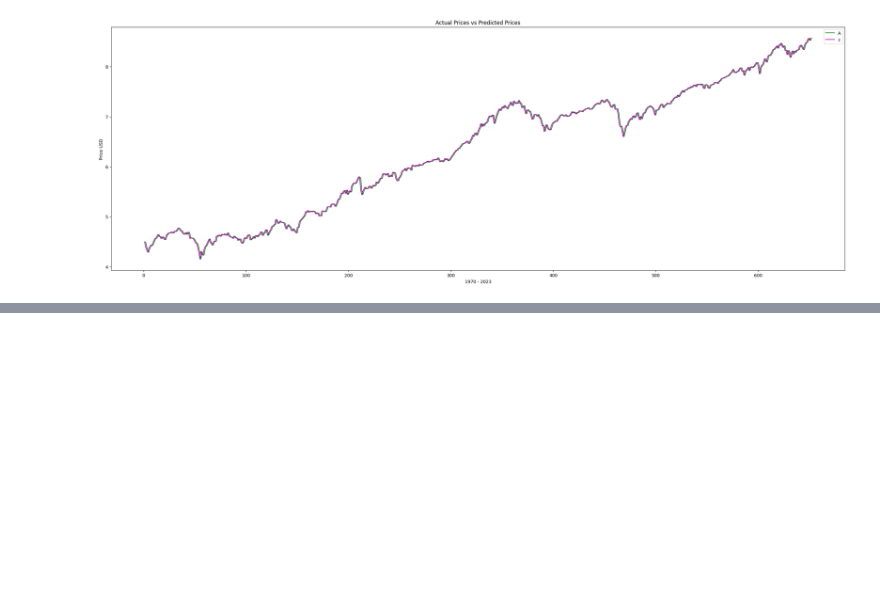
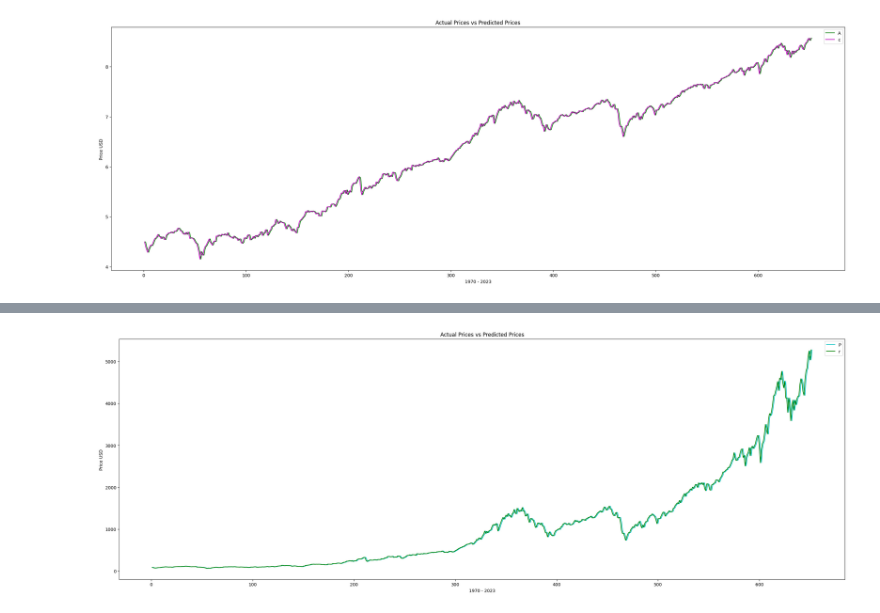
Before and after one commit to burakakay/SP-500-Price-Predictor-Project, a Jupyter notebook: S&P_500_Price_Prediction.ipynb, the cells around one changed output, grey strips where cells are left out. Saved outputs shown, nothing was run; the diff lists cells and outputs as text; code cells hidden in the pictures; blank space fills up the shorter version.

```diff
--- a/S&P_500_Price_Prediction.ipynb
+++ b/S&P_500_Price_Prediction.ipynb
@@ -504,0 +517,13 @@ plt.show()
+# %%
+plt.figure(figsize=(30, 10))
+plt.plot( df_4.index , df_4['Price'],color ='c')
+plt.plot( df_4.index , df_4['price_prediction'],color ='g')
+
+
+plt.legend('Prediction Variation')
+plt.xlabel("1970 - 2023")
+plt.ylabel("Price USD ")
+plt.title("Actual Prices vs Predicted Prices")
+plt.show()
+# %% [output]
+[figure, added]
```
Also changed, not shown: parts of 12 cells of this notebook.
